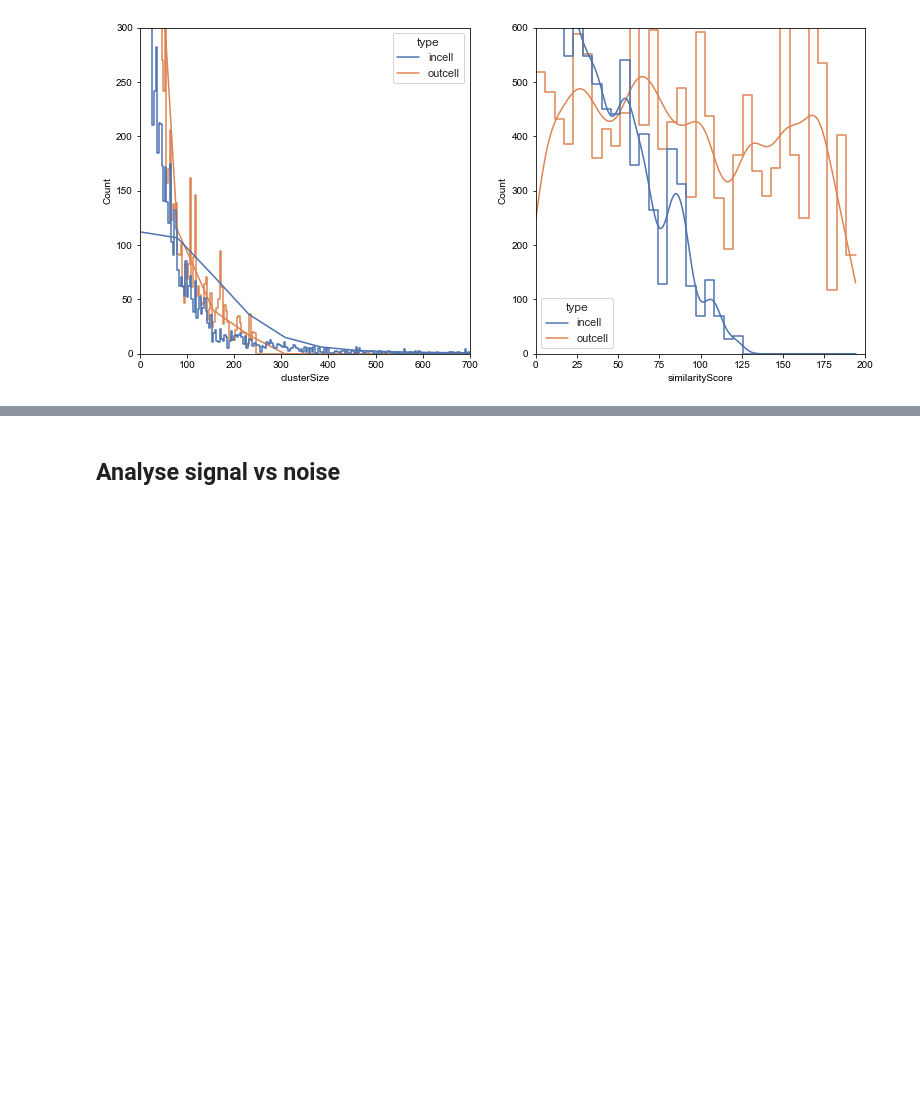
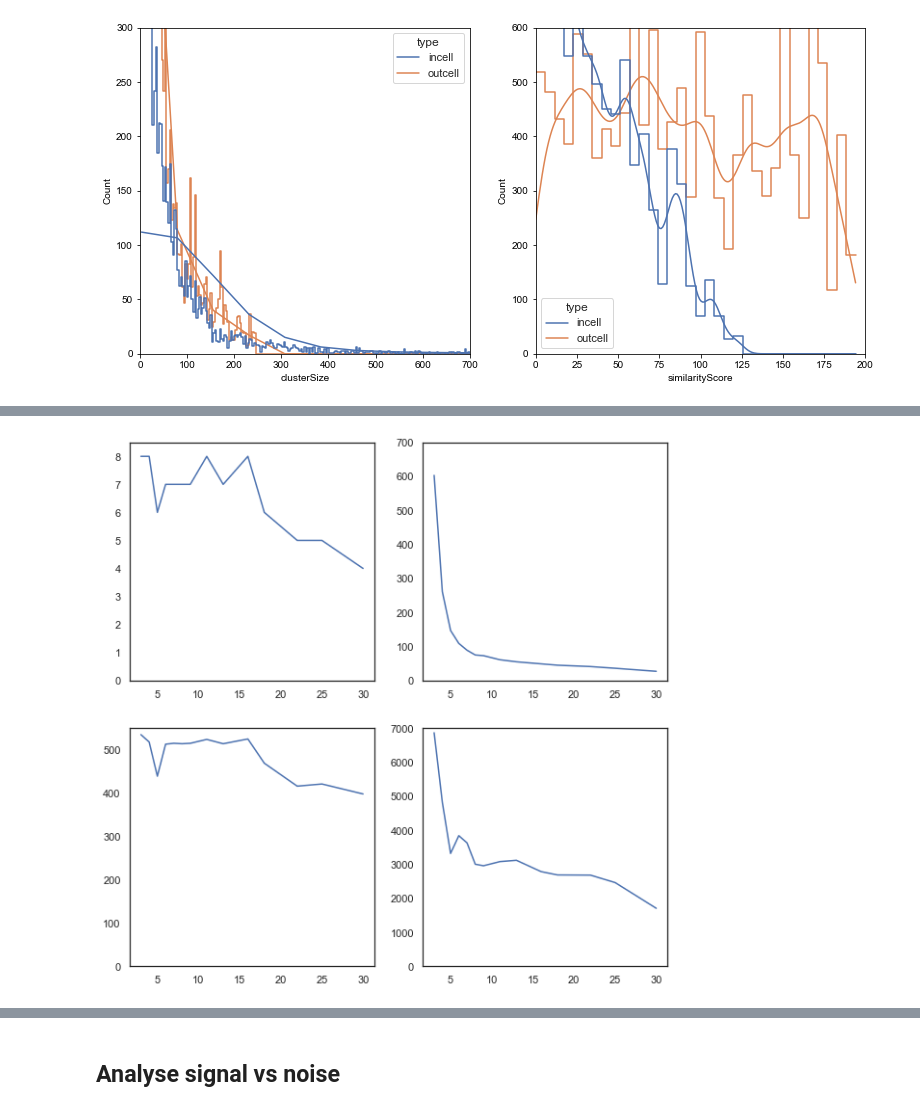
Before and after one commit to NoldAndreas/FINDER, a Jupyter notebook: Code/FigX4_Explore2DOptimizer_withReference_Streamlined_highDensityNoise.ipynb, the cells around one changed output, grey strips where cells are left out. Drawn from its saved outputs; the diff is of its cells as text; code cells hidden in the pictures; blank space fills up the shorter version.

```diff
--- a/Code/FigX4_Explore2DOptimizer_withReference_Streamlined_highDensityNoise.ipynb
+++ b/Code/FigX4_Explore2DOptimizer_withReference_Streamlined_highDensityNoise.ipynb
@@ -811,0 +843,16 @@ ax.set_title('similarityScore above T');
+# %%
+fix,axs=plt.subplots(2,2,figsize=(10,10))
+
+axs[0,0].plot(df_opt_th_aboveT_ncl['threshold'],df_opt_th_aboveT_ncl['no_clusters'])
+axs[0,1].plot(df_opt_th_ncl['threshold'],df_opt_th_ncl['no_clusters'])
+
+axs[1,0].plot(df_opt_th_aboveT_ncl['threshold'],df_opt_th_aboveT_ncl['similarityScore'])
+axs[1,1].plot(df_opt_th_ncl['threshold'],df_opt_th_ncl['similarityScore'])
+
+axs[0,0].set_ylim(0,8.5);
+axs[0,1].set_ylim(0,700);
+
+axs[1,0].set_ylim(0,550);
+axs[1,1].set_ylim(0,7000);
+# %% [output]
+[figure, added]
```
Also changed, not shown: parts of 33 cells of this notebook, 1 other file.
